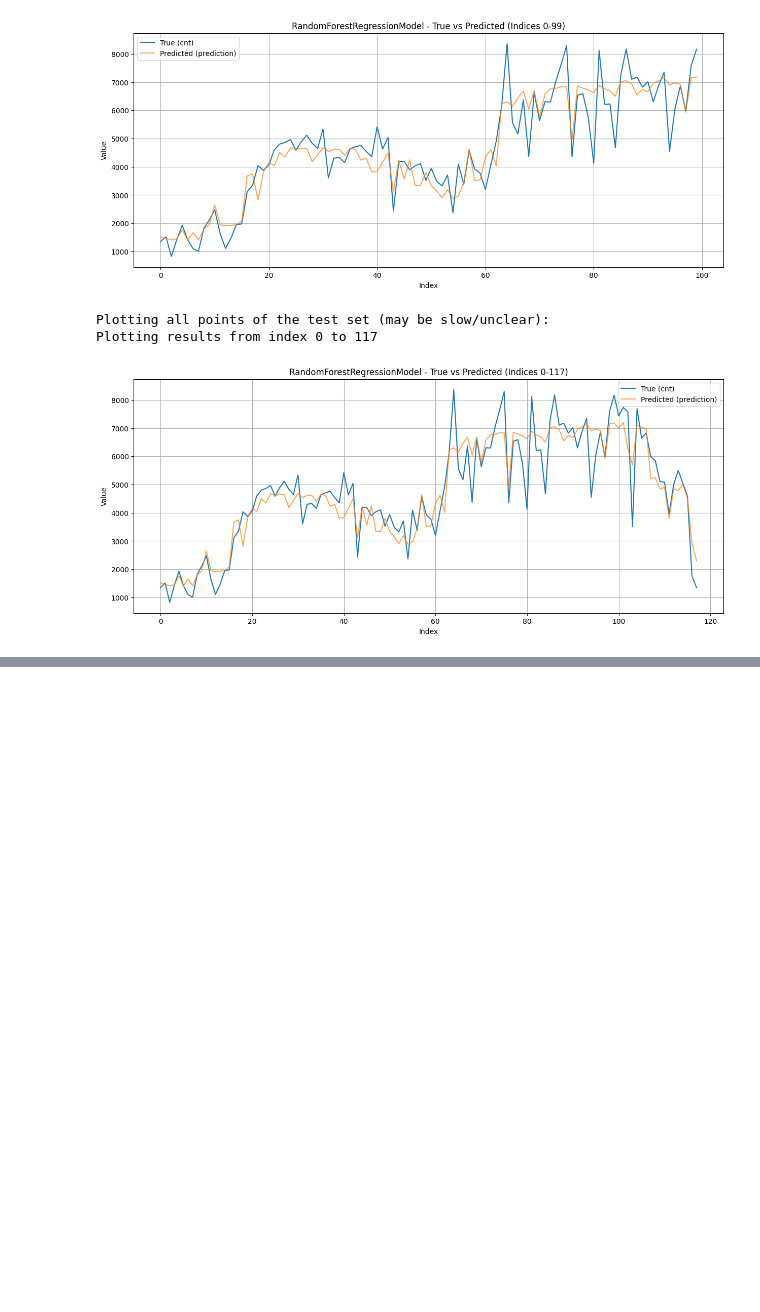
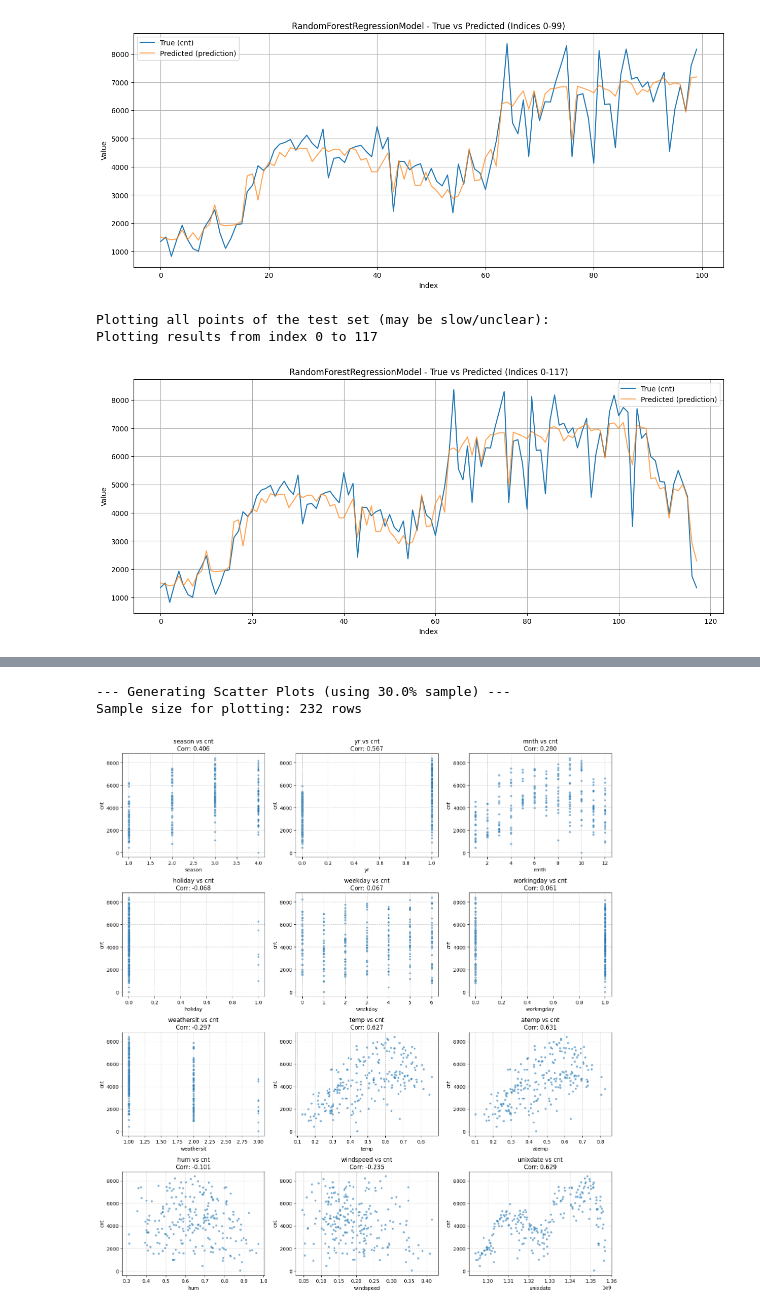
Before and after one commit to IwoSzczepaniak/DataExploration, a Jupyter notebook: src/main/resources/spark-jdk17/spark-jupyter/lab6.ipynb, the cells around one changed output, grey strips where cells are left out. Drawn from its saved outputs; the diff is of its cells as text; code cells hidden in the pictures; blank space fills up the shorter version.

```diff
--- a/src/main/resources/spark-jdk17/spark-jupyter/lab6.ipynb
+++ b/src/main/resources/spark-jdk17/spark-jupyter/lab6.ipynb
@@ -396,3 +396,15 @@ Plotting results from index 0 to 99
 Plotting all points of the test set (may be slow/unclear):
 Plotting results from index 0 to 117
 [figure]
+# %%
+print(f"\n--- Calculating Pearson Correlation with '{label_col}' ---")
+correlations = {}
+for col_name in feature_cols:
+    col_type = df_regr .schema[col_name].dataType
+    if isinstance(col_type, (pyspark.sql.types.NumericType, pyspark.sql.types.DoubleType, pyspark.sql.types.IntegerType, pyspark.sql.types.FloatType, pyspark.sql.types.LongType, pyspark.sql.types.ShortType, pyspark.sql.types.ByteType)):
+            correlation = df_regr .stat.corr(col_name, label_col)
+            correlations[col_name] = correlation
+            print(f"Correlation between '{col_name}' and '{label_col}': {correlation:.4f}")
+    else:
+        print(f"Skipping correlation for non-numeric column '{col_name}' (Type: {col_type})")
+        correlations[col_name] = None
@@ -398,0 +425,40 @@ Plotting results from index 0 to 117
+# %%
+sample_fraction = 0.3
+seed = 42
+print(f"\n--- Generating Scatter Plots (using {sample_fraction*100}% sample) ---")
+
+sample_pdf = df_regr .select(feature_cols + [label_col]).sample(fraction=sample_fraction, seed=seed).toPandas()
+print(f"Sample size for plotting: {len(sample_pdf)} rows")
+
+if sample_pdf.empty:
+    print("WARN: Sampled DataFrame is empty. Cannot generate plots.")
+else:
+    num_features = len(feature_cols)
+    cols_plot = 3
+    rows_plot = int(np.ceil(num_features / cols_plot))
+
+    plt.figure(figsize=(cols_plot * 5, rows_plot * 4))
+
+    for i, col_name in enumerate(feature_cols):
+        plt.subplot(rows_plot, cols_plot, i + 1)
+        if col_name in sample_pdf.columns:
+                plt.scatter(sample_pdf[col_name], sample_pdf[label_col], alpha=0.5, s=10)
+                plt.xlabel(col_name)
+                plt.ylabel(label_col)
+                corr_val = correlations.get(col_name)
+                title = f"{col_name} vs {label_col}"
+                if corr_val is not None:
+                    title += f"\nCorr: {corr_val:.3f}"
+                plt.title(title)
+                plt.grid(True, linestyle='--', alpha=0.6)
+        else:
+                plt.title(f"{col_name} - Error (column not in sample?)")
+                print(f"Column {col_name} not found in the sampled Pandas DataFrame.")
+
+
+    plt.tight_layout()
+    plt.show()
+# %% [output]
+--- Generating Scatter Plots (using 30.0% sample) ---
+Sample size for plotting: 232 rows
+[figure, added]
```
Also changed, not shown: parts of 1 cell of this notebook.
